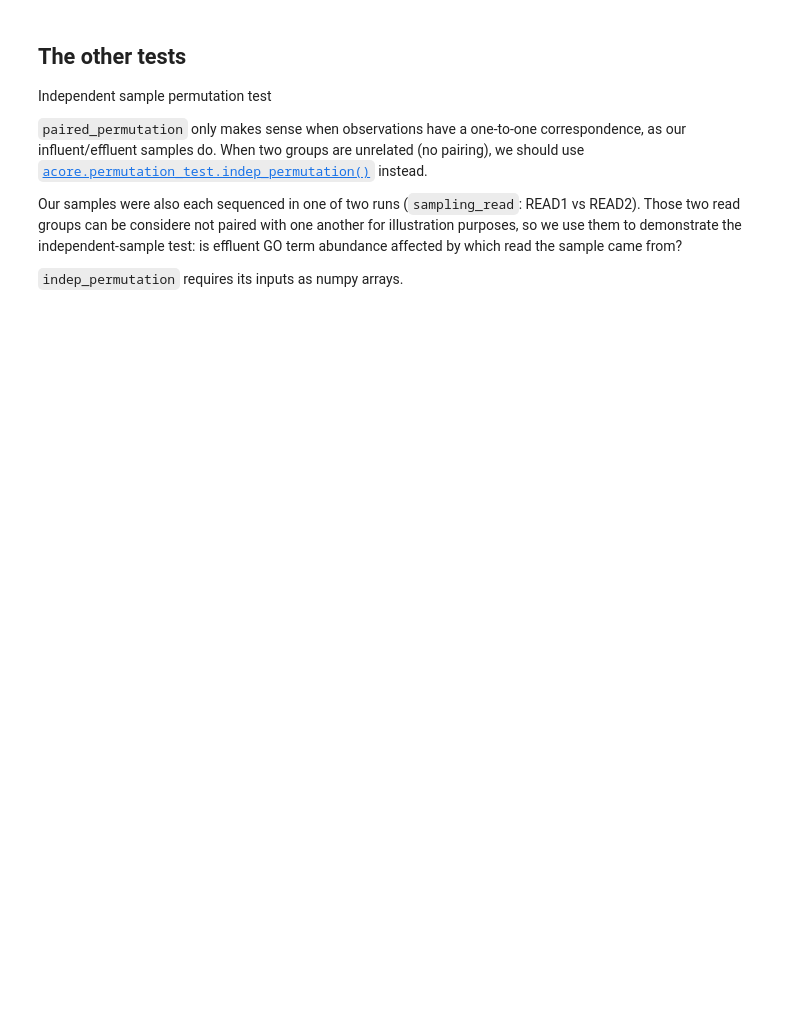
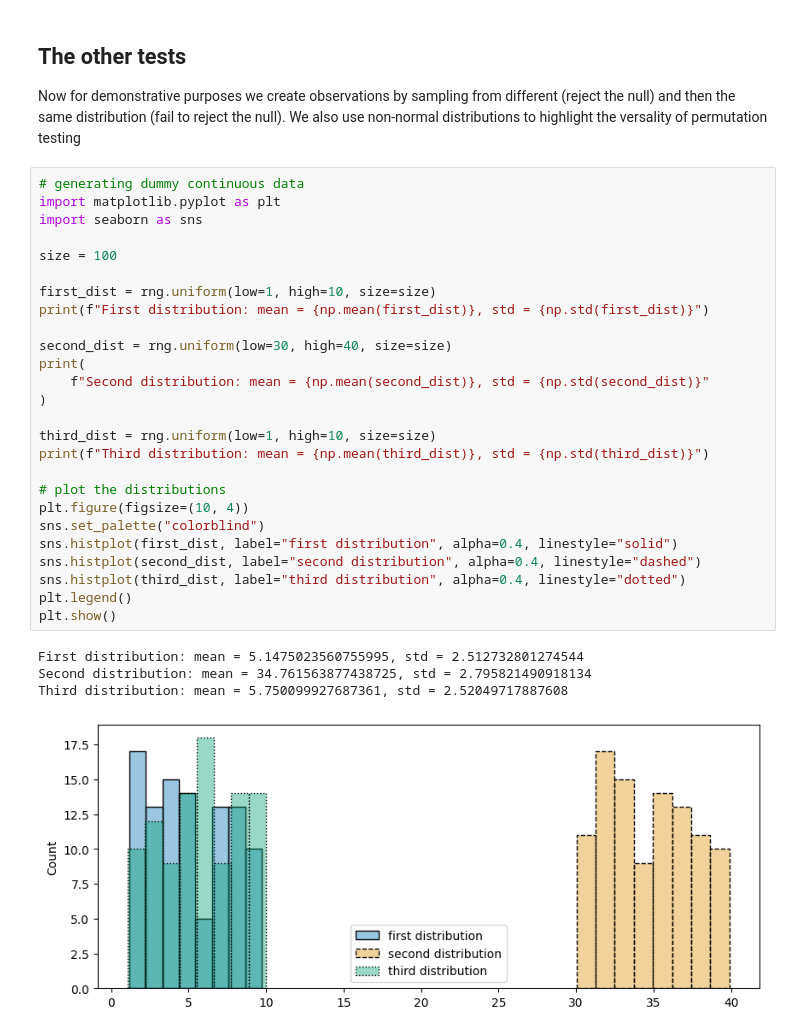
Before and after one commit to Multiomics-Analytics-Group/acore, a Jupyter notebook: docs/examples_single_analysis/permutation_testing.ipynb, the cells around one changed output. Drawn from its saved outputs; the diff is of its cells as text; blank space fills up the shorter version.

```diff
--- a/docs/examples_single_analysis/permutation_testing.ipynb
+++ b/docs/examples_single_analysis/permutation_testing.ipynb
@@ -152,17 +160,35 @@ Thus, we would reject the null hypothesis and accept the alternative.
 # %% [markdown]
 ## The other tests
 
-Independent sample permutation test
-
-`paired_permutation` only makes sense when observations have a one-to-one
-correspondence, as our influent/effluent samples do. When two groups are unrelated
-(no pairing), we should use
-[`acore.permutation_test.indep_permutation()`](acore.permutation_test.indep_permutation)
-instead.
-
-Our samples were also each sequenced in one of two runs (`sampling_read`: READ1 vs
-READ2). Those two read groups can be considere not paired with one another for
-illustration purposes, so we use them to demonstrate the independent-sample test: is
-effluent GO term abundance affected by which read the sample came from?
-
-`indep_permutation` requires its inputs as numpy arrays.
+Now for demonstrative purposes we create observations by sampling from different (reject the null) and then the same distribution (fail to reject the null). We also use non-normal distributions to highlight the versality of permutation testing
+# %%
+# generating dummy continuous data
+import matplotlib.pyplot as plt
+import seaborn as sns
+
+size = 100
+
+first_dist = rng.uniform(low=1, high=10, size=size)
+print(f"First distribution: mean = {np.mean(first_dist)}, std = {np.std(first_dist)}")
+
+second_dist = rng.uniform(low=30, high=40, size=size)
+print(
+    f"Second distribution: mean = {np.mean(second_dist)}, std = {np.std(second_dist)}"
+)
+
+third_dist = rng.uniform(low=1, high=10, size=size)
+print(f"Third distribution: mean = {np.mean(third_dist)}, std = {np.std(third_dist)}")
+
+# plot the distributions
+plt.figure(figsize=(10, 4))
+sns.set_palette("colorblind")
+sns.histplot(first_dist, label="first distribution", alpha=0.4, linestyle="solid")
+sns.histplot(second_dist, label="second distribution", alpha=0.4, linestyle="dashed")
+sns.histplot(third_dist, label="third distribution", alpha=0.4, linestyle="dotted")
+plt.legend()
+plt.show()
+# %% [output]
+First distribution: mean = 5.1475023560755995, std = 2.512732801274544
+Second distribution: mean = 34.761563877438725, std = 2.795821490918134
+Third distribution: mean = 5.750099927687361, std = 2.52049717887608
+[figure, added]
```
Also changed, not shown: parts of 15 cells of this notebook, 2 other files.
